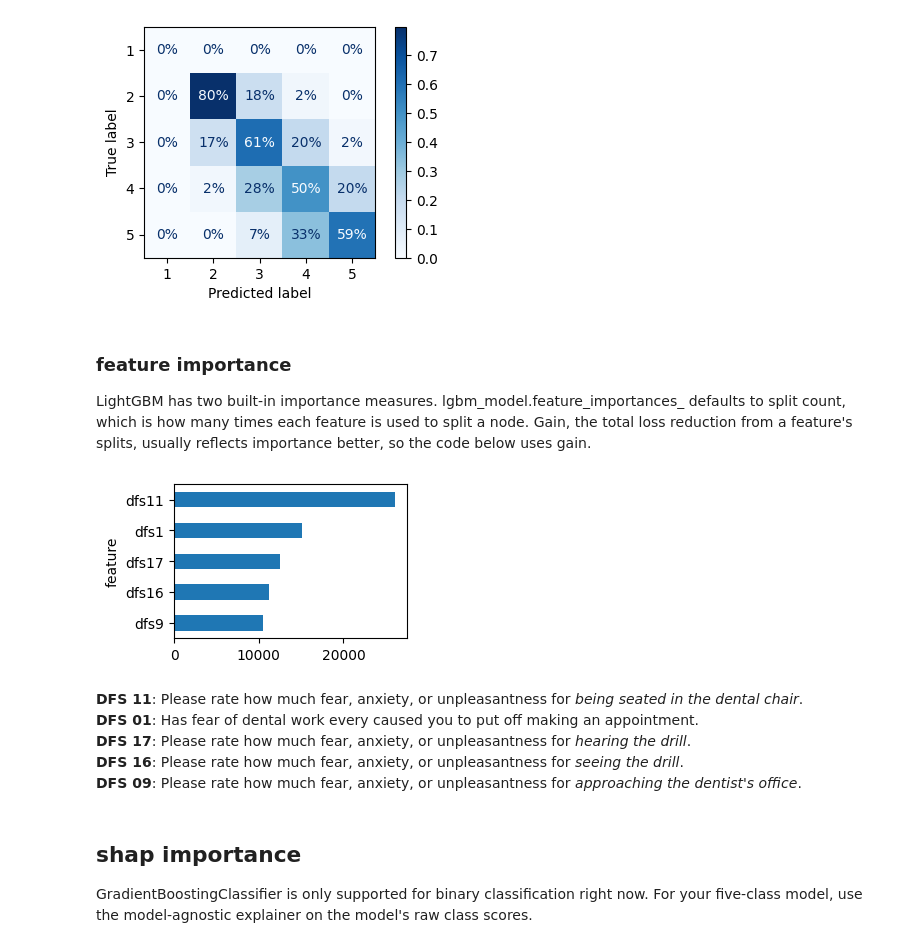
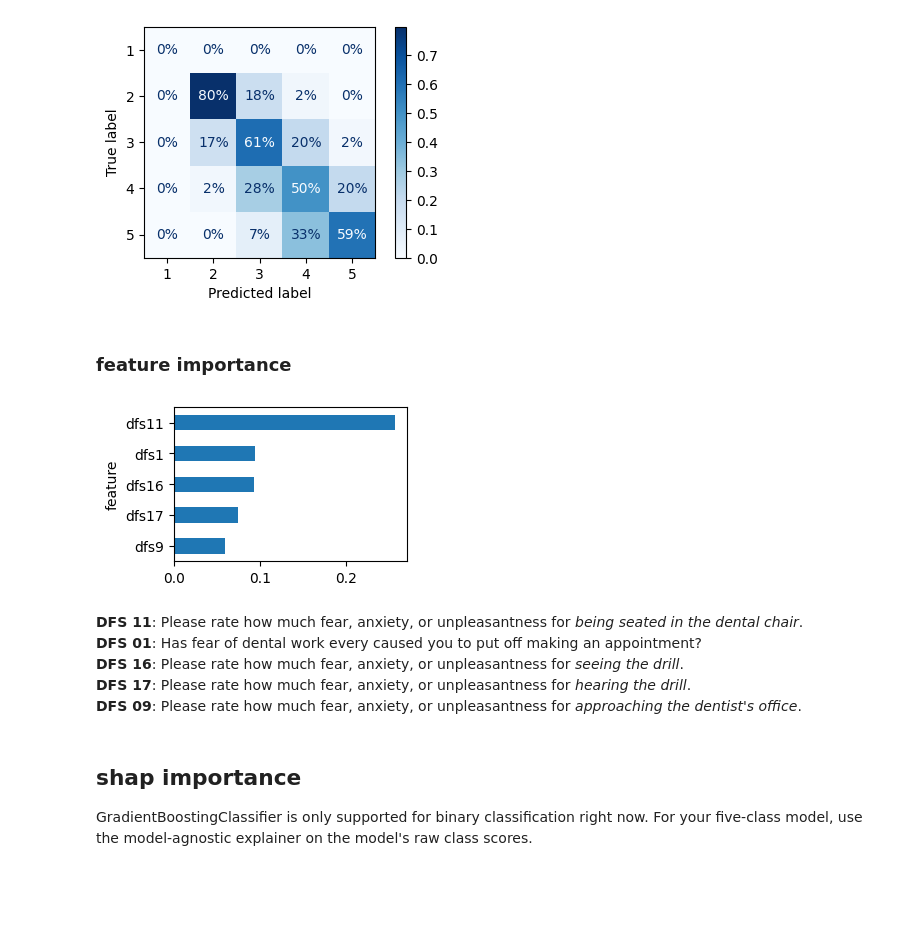
Before and after one commit to oral-health-and-disease-ontologies/DFA-Study, a Jupyter notebook: notebooks/superdataset-feature-analysis-item-20.ipynb, the cells around one changed output. Drawn from its saved outputs; the diff is of its cells as text; code cells hidden in the pictures; blank space fills up the shorter version.

```diff
--- a/notebooks/superdataset-feature-analysis-item-20.ipynb
+++ b/notebooks/superdataset-feature-analysis-item-20.ipynb
@@ -819,29 +819,28 @@ plt.show()
 [figure]
 # %% [markdown]
 ### feature importance
-LightGBM has two built-in importance measures. lgbm_model.feature_importances_ defaults to split count, which is how many times each feature is used to split a node. Gain, the total loss reduction from a feature's splits, usually reflects importance better, so the code below uses gain.
 # %%
-lgbm_importance_df = pd.DataFrame({
+gbc_importance_df = pd.DataFrame({
     'feature': X_train.columns,
-    'importance': lgbm_model.booster_.feature_importance(importance_type='gain'),
+    'importance': gbc_model.feature_importances_,
 }).sort_values('importance', ascending=False)
 # %%
-lgbm_importance_df.head().plot(
+gbc_importance_df.head().plot(
     kind='barh',
     x='feature',
     y='importance',
     figsize=(3, 2),
     legend=False,
 )
 plt.gca().invert_yaxis()
 plt.show()
 # %% [output]
-[figure, old version]
+[figure, new version]
 # %% [markdown]
 **DFS 11**: Please rate how much fear, anxiety, or unpleasantness for *being seated in the dental chair*.
-**DFS 01**: Has fear of dental work every caused you to put off making an appointment.
+**DFS 01**: Has fear of dental work every caused you to put off making an appointment?
+**DFS 16**: Please rate how much fear, anxiety, or unpleasantness for *seeing the drill*.
 **DFS 17**: Please rate how much fear, anxiety, or unpleasantness for *hearing the drill*.
-**DFS 16**: Please rate how much fear, anxiety, or unpleasantness for *seeing the drill*.
 **DFS 09**: Please rate how much fear, anxiety, or unpleasantness for *approaching the dentist's office*.
 # %% [markdown]
 ## shap importance
```
Also changed, not shown: parts of 12 cells of this notebook.
